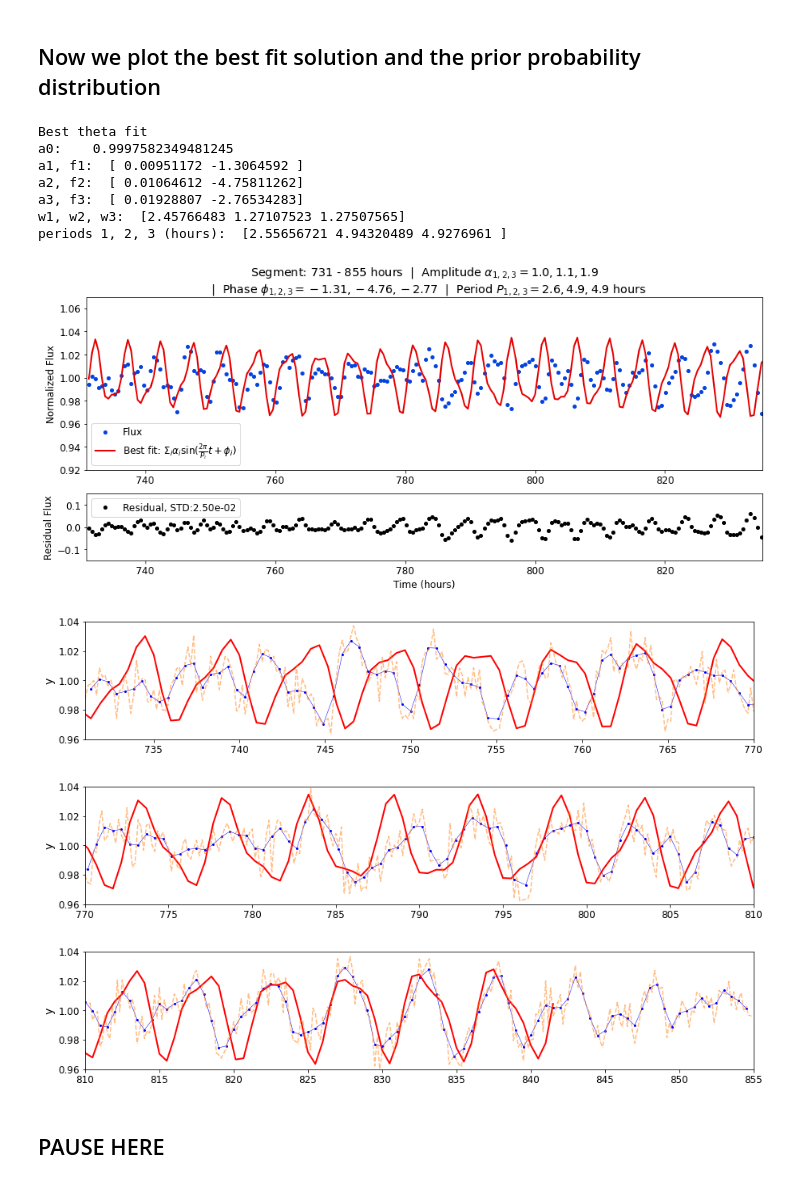
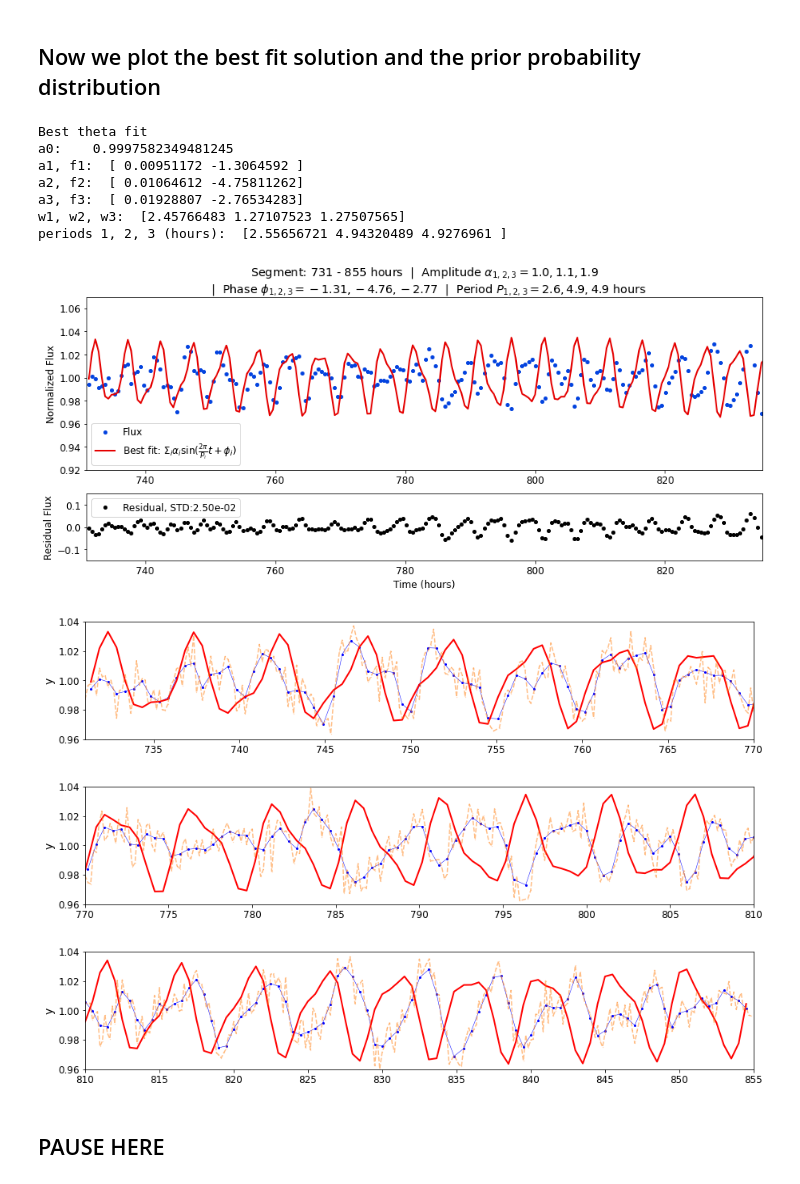
Before and after one commit to fudanguyen/aroma, a Jupyter notebook: AROMA_An_Exo_Rot_Mapping/notebooks/[MCMC_740-860hours]lightCurveSyntheticFit.ipynb, the cells around one changed output. Drawn from its saved outputs; the diff is of its cells as text; code cells hidden in the pictures.

```diff
--- a/AROMA_An_Exo_Rot_Mapping/notebooks/[MCMC_740-860hours]lightCurveSyntheticFit.ipynb
+++ b/AROMA_An_Exo_Rot_Mapping/notebooks/[MCMC_740-860hours]lightCurveSyntheticFit.ipynb
@@ -463,7 +463,7 @@ a1.set_xlim((tlow, thigh-20))
 a0.set_xlim((tlow, thigh-20))
 
 mini_segment = True
-shift = -13
+shift = 0
 if mini_segment:
     plt.figure(figsize=(15,2.7))
     plt.plot(time, lc, label= 'observations', c= 'b', ms=2, ls='-', marker='o', lw=0.5)
@@ -475,36 +475,36 @@ if mini_segment:
     plt.plot(time, lc, label= 'observations', c= 'b', ms=2, ls='-', marker='o', lw=0.5)
     plt.plot(time+shift, best_fit_model, label= 'Fit with hyperopt', c='r', lw=2)
     plt.plot(timearr00, lcarr00, ls='--', marker='.', ms=0.5, alpha=0.5, c='tab:orange')
     plt.ylabel('y', fontsize= 14), plt.ylim((0.96, 1.04)), plt.xlim((770, 810))
 
     plt.figure(figsize=(15,2.7))
     plt.plot(time, lc, label= 'observations', c= 'b', ms=2, ls='-', marker='o', lw=0.5)
     plt.plot(time+shift, best_fit_model, label= 'Fit with hyperopt', c='r', lw=2)
     plt.plot(timearr00, lcarr00, ls='--', marker='.', ms=0.5, alpha=0.5, c='tab:orange')
     plt.ylabel('y', fontsize= 14), plt.ylim((0.96, 1.04)), plt.xlim((810, 855))
 
 ## Saving
 # save = True
 save = False
 if save:
     handle_code = 'MCMC'
     plotOut = plotPath + '/%s_sector3637_%i_%i-hr_fit'%(handle_code, tlow, thigh)
     f.savefig(plotOut+'.pdf', dpi=300, format='pdf', bbox_inches = 'tight')
     f.savefig(plotOut+'.png', dpi=300, format='png', bbox_inches = 'tight')
 
 plt.show()
 # %% [output]
 Best theta fit
 a0:    0.9997582349481245
 a1, f1:  [ 0.00951172 -1.3064592 ]
 a2, f2:  [ 0.01064612 -4.75811262]
 a3, f3:  [ 0.01928807 -2.76534283]
 w1, w2, w3:  [2.45766483 1.27107523 1.27507565]
 periods 1, 2, 3 (hours):  [2.55656721 4.94320489 4.9276961 ]
 [figure]
-[figure, old version]
+[figure, new version]
-[figure, old version]
+[figure, new version]
-[figure, old version]
+[figure, new version]
 # %% [markdown]
 ## PAUSE HERE
 # %% [markdown]
```
